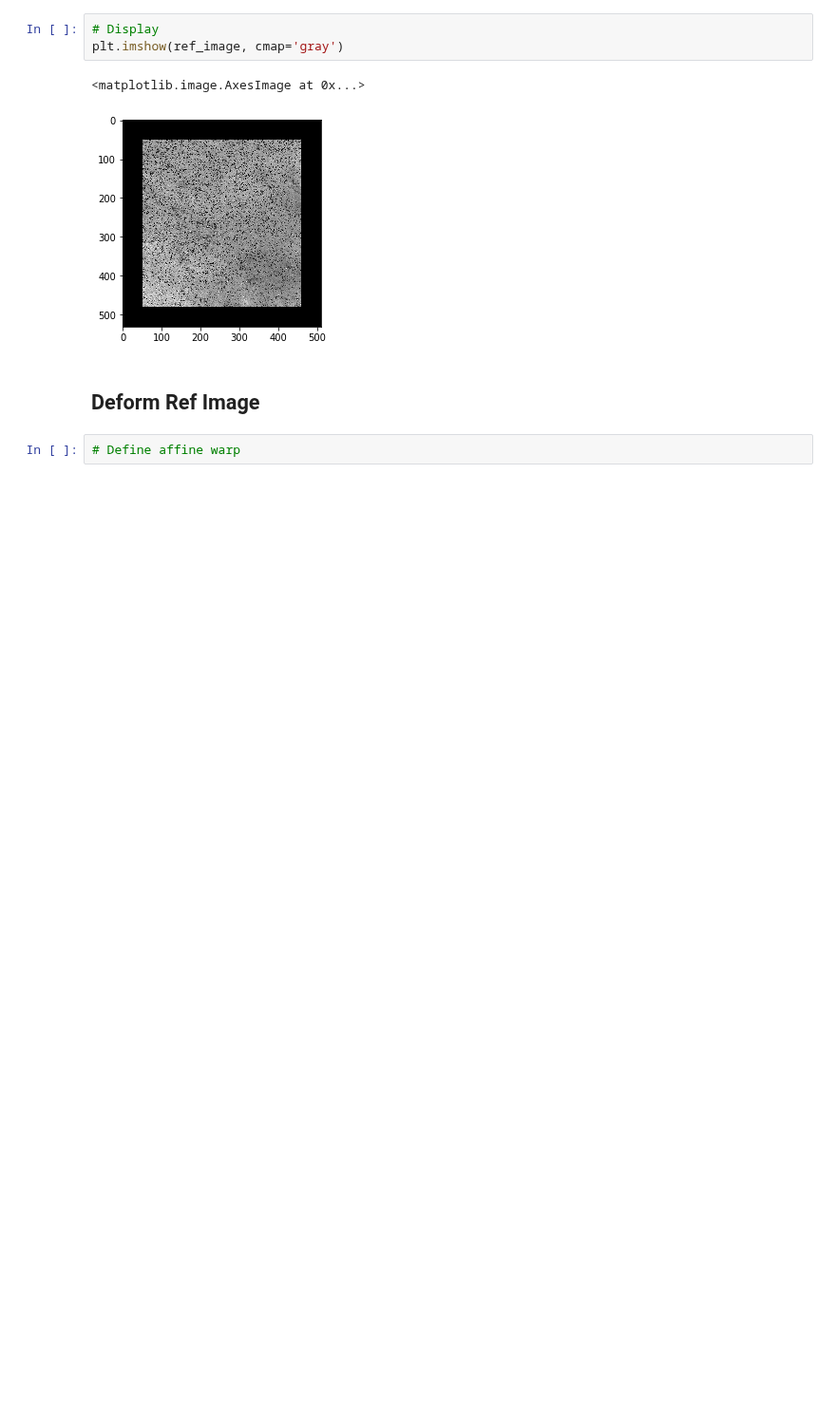
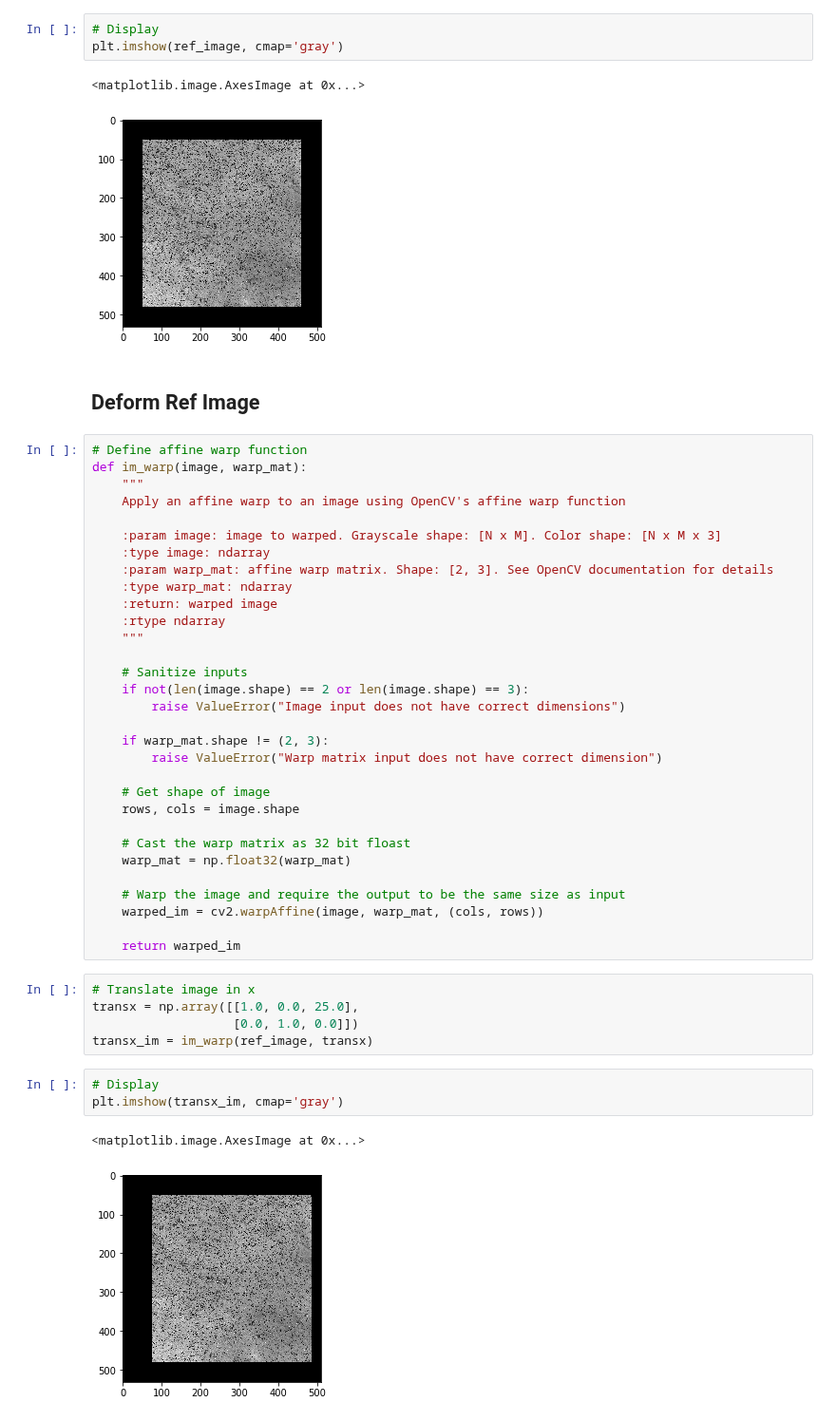
Before and after one commit to mfkiwl/splineDIC, a Jupyter notebook: notebooks/exploratory/stp_explore_NURBS_DIC.ipynb, the cells around one changed output. Shown at 95% size. Cells and saved outputs as stored; diff of their text form; blank space fills up the shorter version.

Commit message:
Adding image deformation

```diff
--- a/notebooks/exploratory/stp_explore_NURBS_DIC.ipynb
+++ b/notebooks/exploratory/stp_explore_NURBS_DIC.ipynb
@@ -34,5 +39,45 @@ plt.imshow(ref_image, cmap='gray')
 [figure]
 # %% [markdown]
 ## Deform Ref Image
-# %%
-# Define affine warp
+# %%
+# Define affine warp function
+def im_warp(image, warp_mat):
+    """
+    Apply an affine warp to an image using OpenCV's affine warp function
+
+    :param image: image to warped. Grayscale shape: [N x M]. Color shape: [N x M x 3]
+    :type image: ndarray
+    :param warp_mat: affine warp matrix. Shape: [2, 3]. See OpenCV documentation for details
+    :type warp_mat: ndarray
+    :return: warped image
+    :rtype ndarray
+    """
+
+    # Sanitize inputs
+    if not(len(image.shape) == 2 or len(image.shape) == 3):
+        raise ValueError("Image input does not have correct dimensions")
+
+    if warp_mat.shape != (2, 3):
+        raise ValueError("Warp matrix input does not have correct dimension")
+
+    # Get shape of image
+    rows, cols = image.shape
+
+    # Cast the warp matrix as 32 bit floast
+    warp_mat = np.float32(warp_mat)
+
+    # Warp the image and require the output to be the same size as input
+    warped_im = cv2.warpAffine(image, warp_mat, (cols, rows))
+
+    return warped_im
+# %%
+# Translate image in x
+transx = np.array([[1.0, 0.0, 25.0],
+                   [0.0, 1.0, 0.0]])
+transx_im = im_warp(ref_image, transx)
+# %%
+# Display
+plt.imshow(transx_im, cmap='gray')
+# %% [output]
+<matplotlib.image.AxesImage at 0x...>
+[figure, added]
```
Also changed, not shown: parts of 2 cells of this notebook.
